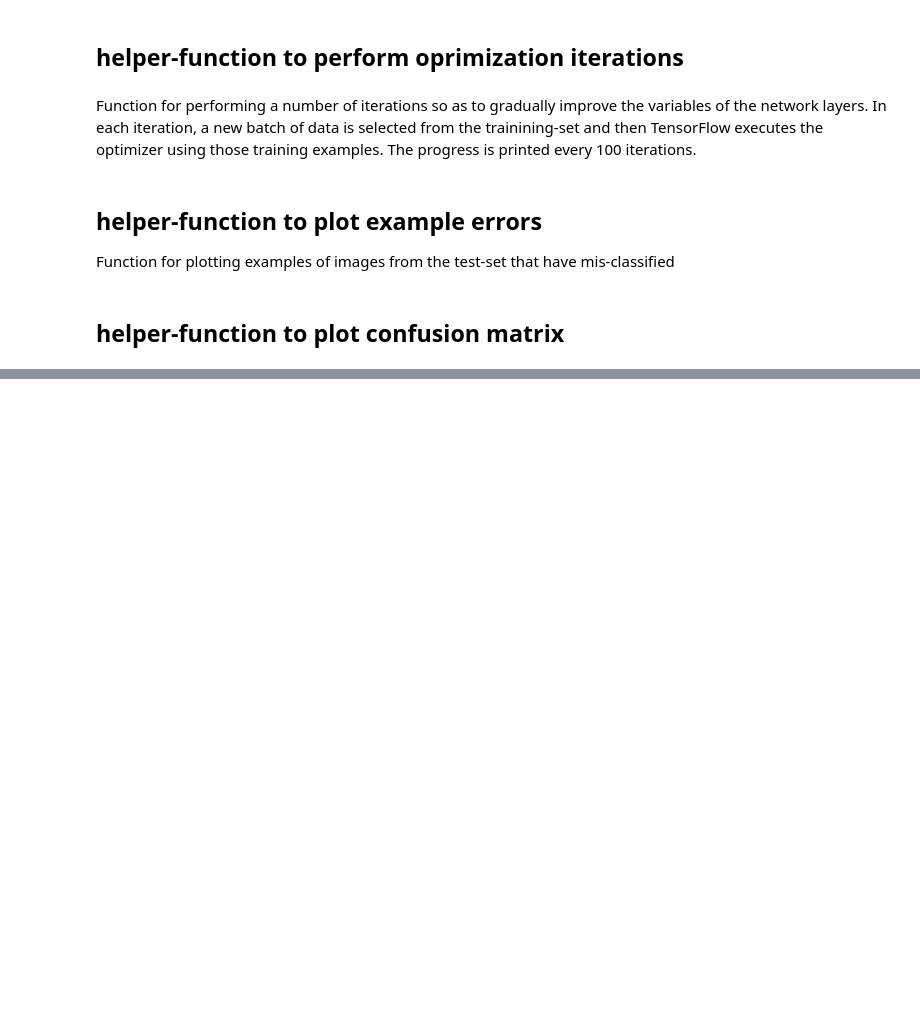
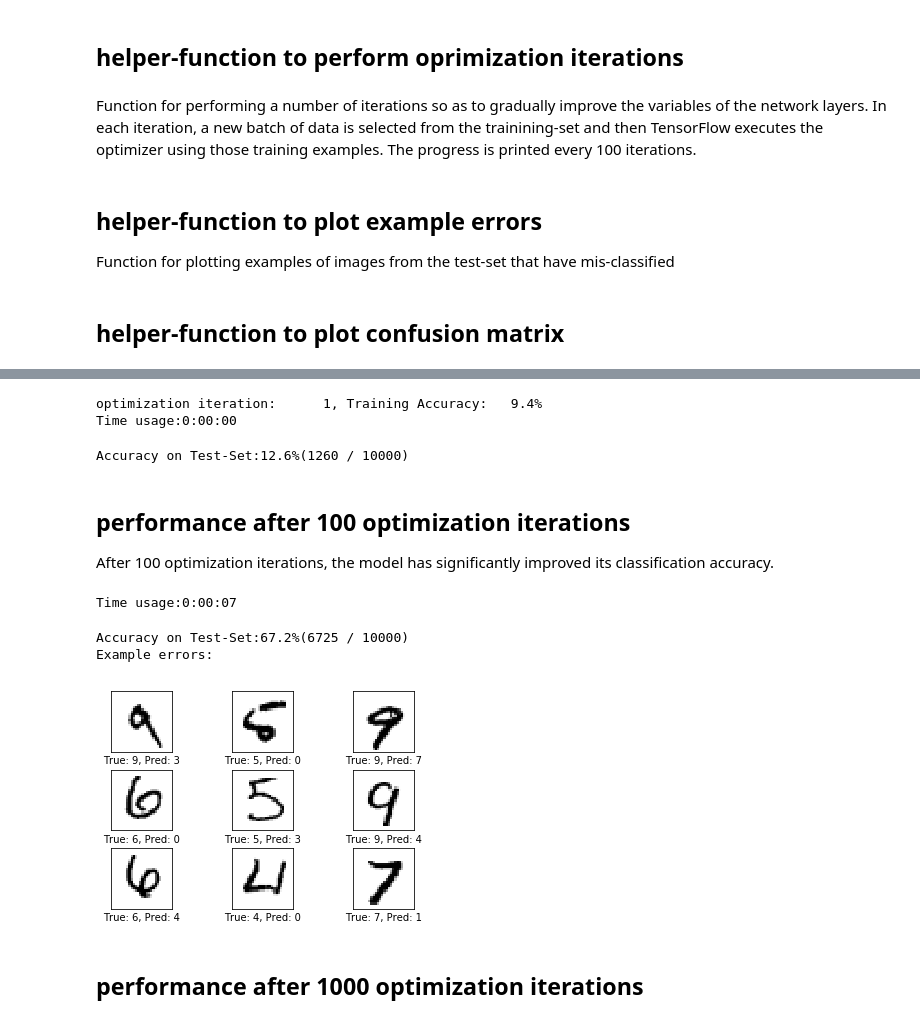
Before and after one commit to happyjin/tensorflow_tutorial, a Jupyter notebook: Hvass_tutorial/02_Convolutional_Neural_Network.ipynb, the cells around one changed output, grey strips where cells are left out. Drawn from its saved outputs; the diff is of its cells as text; code cells hidden in the pictures; blank space fills up the shorter version.

```diff
--- a/Hvass_tutorial/02_Convolutional_Neural_Network.ipynb
+++ b/Hvass_tutorial/02_Convolutional_Neural_Network.ipynb
@@ -56,7 +59,6 @@ def plot_images(images, cls_true, cls_pred=None):
     fig, axes = plt.subplots(3, 3)
     fig.subplots_adjust(hspace=0.3, wspace=0.3)
 
-    plt.clf()
     for i, ax in enumerate(axes.flat):
         # plot the image
         ax.imshow(images[i].reshape(img_shape), cmap='binary')
@@ -90,7 +91,7 @@ create graph Variables in Tensorflow and initialize them
 # %%
 # define weight variables and initialize it
 def new_weights(shape):
-    return tf.Variabfle(tf.truncated_normal(shape, stddev=0.05))
+    return tf.Variable(tf.truncated_normal(shape, stddev=0.05))
 
 # define biases variables and initialize it
 def new_biases(length):
@@ -398,3 +399,26 @@ def plot_example_errors(cls_pred, correct):
                 cls_pred=cls_pred[0:9])
 # %% [markdown]
 ## helper-function to plot confusion matrix
+# %%
+def plot_confusion_matrix(cls_pred):
+
+    # get the true classifications for the test-set
+    cls_true = data.test.cls
+
+    # get the confusion matrix using sklearn
+    cm = confusion_matrix(y_true=cls_true, y_pred=cls_pred)
+
+    # print the confusion matrix as text
+    print(cm)
+
+    # plot the confusion matrix as an image
+    plt.matshow(cm)
+    plt.colorbar()
+    tick_marks = np.arange(num_classes)
+    plt.xticks(tick_marks, range(num_classes))
+    plt.yticks(tick_marks, range(num_classes))
+    plt.xlabel('Predicted')
+    plt.ylabel('True')
+
+    # show the plot
+    plt.show()
@@ -400,0 +500,24 @@ def plot_example_errors(cls_pred, correct):
+# %%
+optimize(num_iterations=1)
+# %% [output]
+optimization iteration:      1, Training Accuracy:   9.4%
+Time usage:0:00:00
+# %%
+print_test_accuracy()
+# %% [output]
+Accuracy on Test-Set:12.6%(1260 / 10000)
+# %% [markdown]
+## performance after 100 optimization iterations
+After 100 optimization iterations, the model has significantly improved its classification accuracy.
+# %%
+optimize(num_iterations=99) # we already performed 1 iteration above
+# %% [output]
+Time usage:0:00:07
+# %%
+print_test_accuracy(show_example_errors=True)
+# %% [output]
+Accuracy on Test-Set:67.2%(6725 / 10000)
+Example errors:
+[figure, added]
+# %% [markdown]
+## performance after 1000 optimization iterations
```
Also changed, not shown: parts of 16 cells of this notebook.
